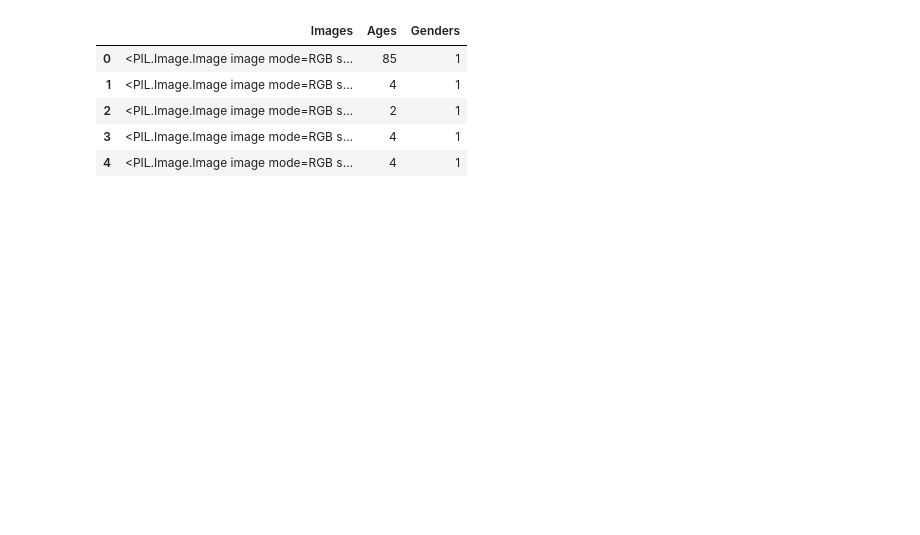
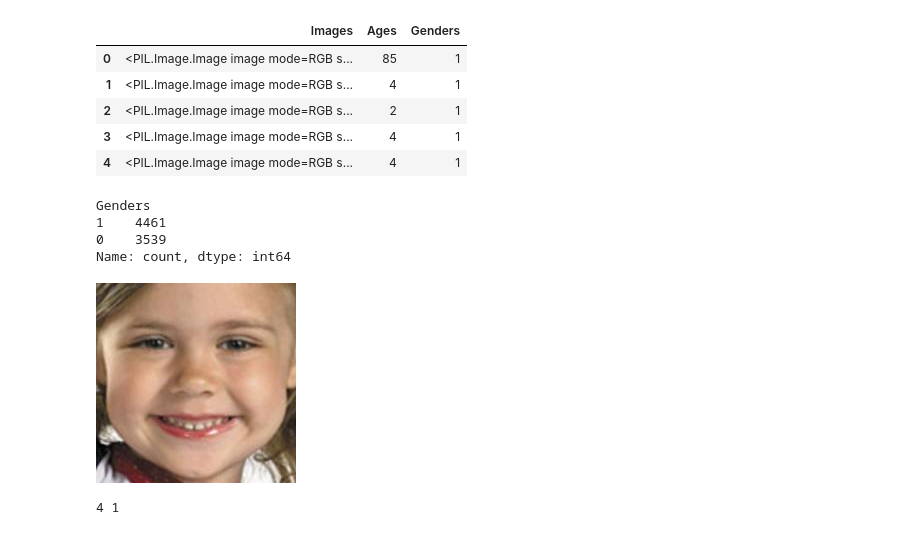
Before and after one commit to jayshivankar/Face-Analysis, a Jupyter notebook: Models/age_prediction.ipynb, the cells around one changed output. Saved outputs shown, nothing was run; the diff lists cells and outputs as text; code cells hidden in the pictures; blank space fills up the shorter version.

```diff
--- a/Models/age_prediction.ipynb
+++ b/Models/age_prediction.ipynb
@@ -52,3 +52,16 @@ df.head()
 | 2 | <PIL.Image.Image image mode=RGB s... | 2 | 1 |
 | 3 | <PIL.Image.Image image mode=RGB s... | 4 | 1 |
 | 4 | <PIL.Image.Image image mode=RGB s... | 4 | 1 |
+# %%
+df['Genders'].value_counts()
+# %% [output]
+Genders
+1    4461
+0    3539
+Name: count, dtype: int64
+# %%
+display(df['Images'][1])
+print(df['Ages'][1],df['Genders'][1])
+# %% [output]
+[figure, added]
+4 1
```
Also changed, not shown: parts of 5 cells of this notebook.
